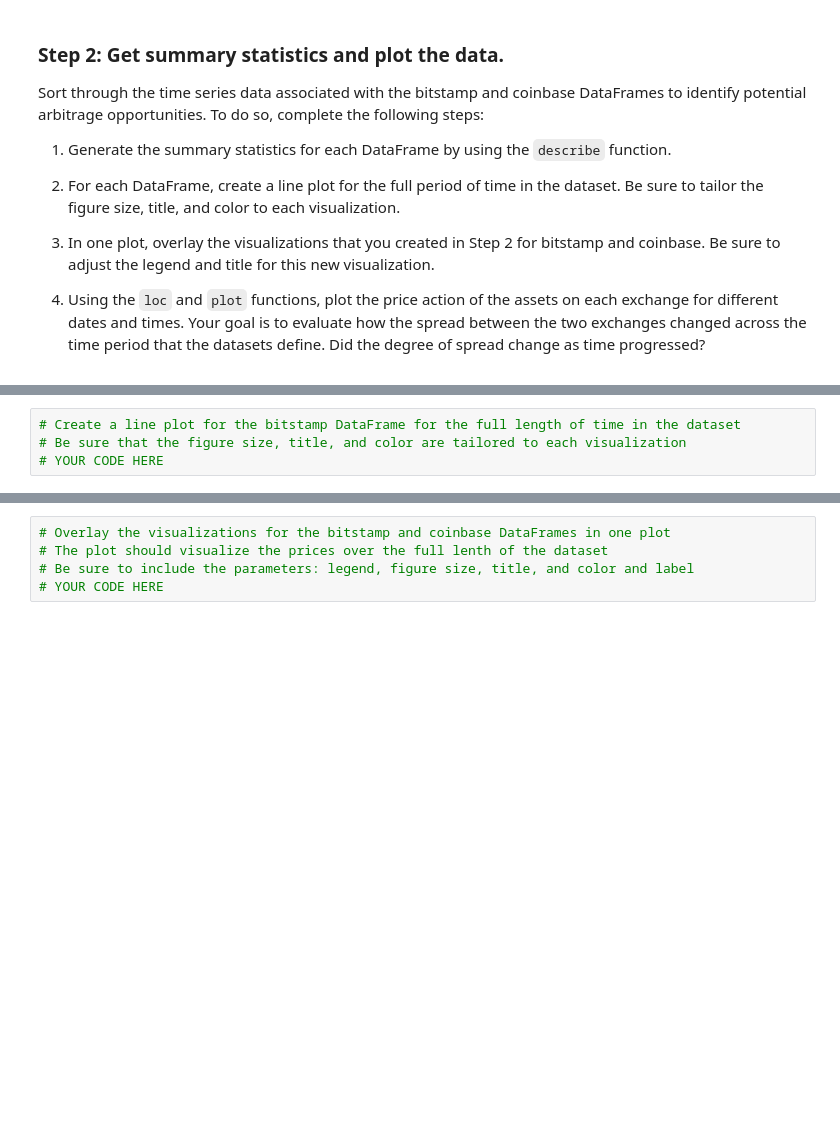
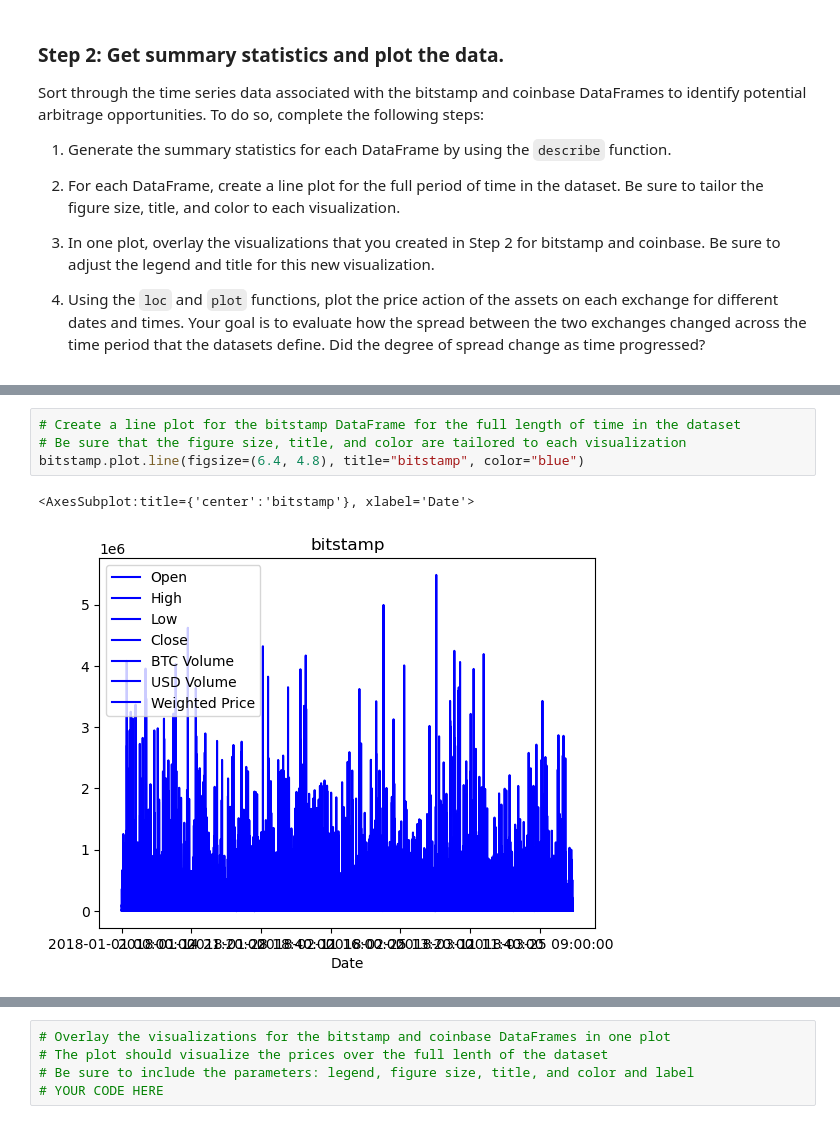
Before and after one commit to arianamoreno13/Challenge_3.0, a Jupyter notebook: challenge_03/crypto_arbitrage.ipynb, the cells around one changed output, grey strips where cells are left out. Saved outputs shown, nothing was run; the diff lists cells and outputs as text; blank space fills up the shorter version.

```diff
--- a/challenge_03/crypto_arbitrage.ipynb
+++ b/challenge_03/crypto_arbitrage.ipynb
@@ -318,7 +340,10 @@ Sort through the time series data associated with the bitstamp and coinbase Data
 # %%
 # Create a line plot for the bitstamp DataFrame for the full length of time in the dataset
 # Be sure that the figure size, title, and color are tailored to each visualization
-# YOUR CODE HERE
+bitstamp.plot.line(figsize=(6.4, 4.8), title="bitstamp", color="blue")
+# %% [output]
+<AxesSubplot:title={'center':'bitstamp'}, xlabel='Date'>
+[figure, added]
 # %%
 # Create a line plot for the coinbase DataFrame for the full length of time in the dataset
 # Be sure that the figure size, title, and color are tailored to each visualization
```
Also changed, not shown: parts of 8 cells of this notebook.
